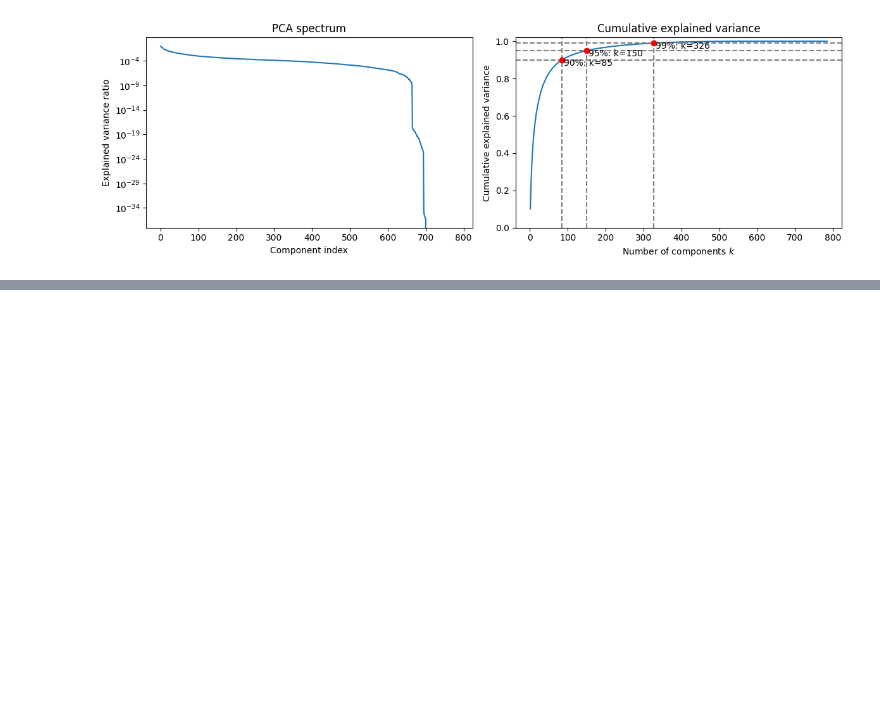
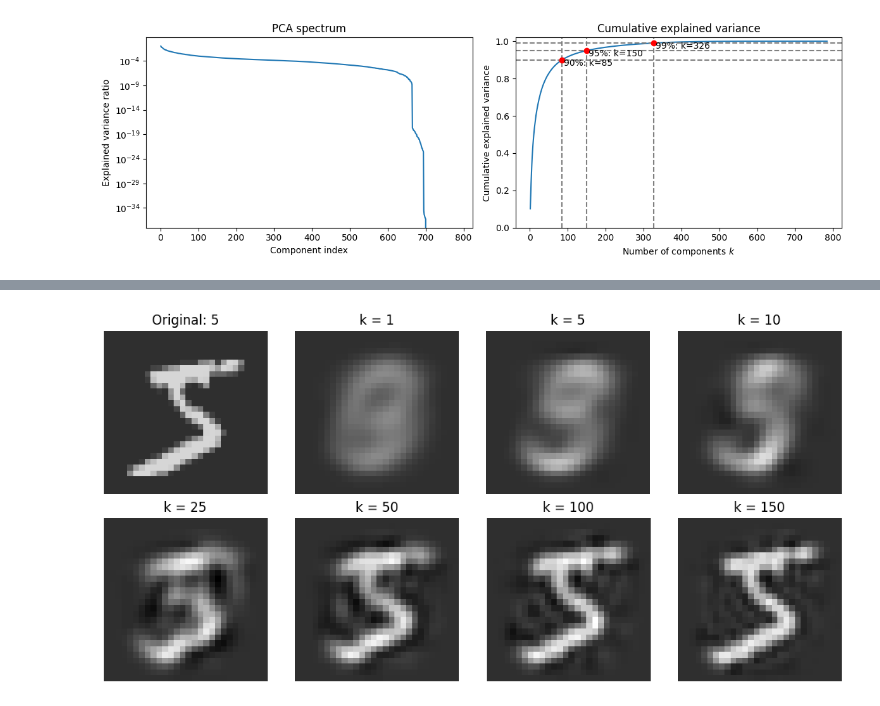
Before and after one commit to maxmartin40/Math-5750-Projects, a Jupyter notebook: Homework2.ipynb, the cells around one changed output, grey strips where cells are left out. Drawn from its saved outputs; the diff is of its cells as text; code cells hidden in the pictures; blank space fills up the shorter version.

```diff
--- a/Homework2.ipynb
+++ b/Homework2.ipynb
@@ -123,0 +190,30 @@ plt.show()
+# %%
+all_images = [x_original] + reconstructions
+vmin = min(image.min() for image in all_images)
+vmax = max(image.max() for image in all_images)
+
+fig, axes = plt.subplots(2, 4, figsize=(10, 5))
+
+axes.flat[0].imshow(
+    x_original.reshape(28, 28),
+    cmap="gray",
+    vmin=vmin,
+    vmax=vmax
+)
+axes.flat[0].set_title(f"Original: {y[image_index]}")
+axes.flat[0].axis("off")
+
+for ax, k, x_recon in zip(axes.flat[1:], k_values, reconstructions):
+    ax.imshow(
+        x_recon.reshape(28, 28),
+        cmap="gray",
+        vmin=vmin,
+        vmax=vmax
+    )
+    ax.set_title(f"k = {k}")
+    ax.axis("off")
+
+plt.tight_layout()
+plt.show()
+# %% [output]
+[figure, added]
```
Also changed, not shown: parts of 3 cells of this notebook.
